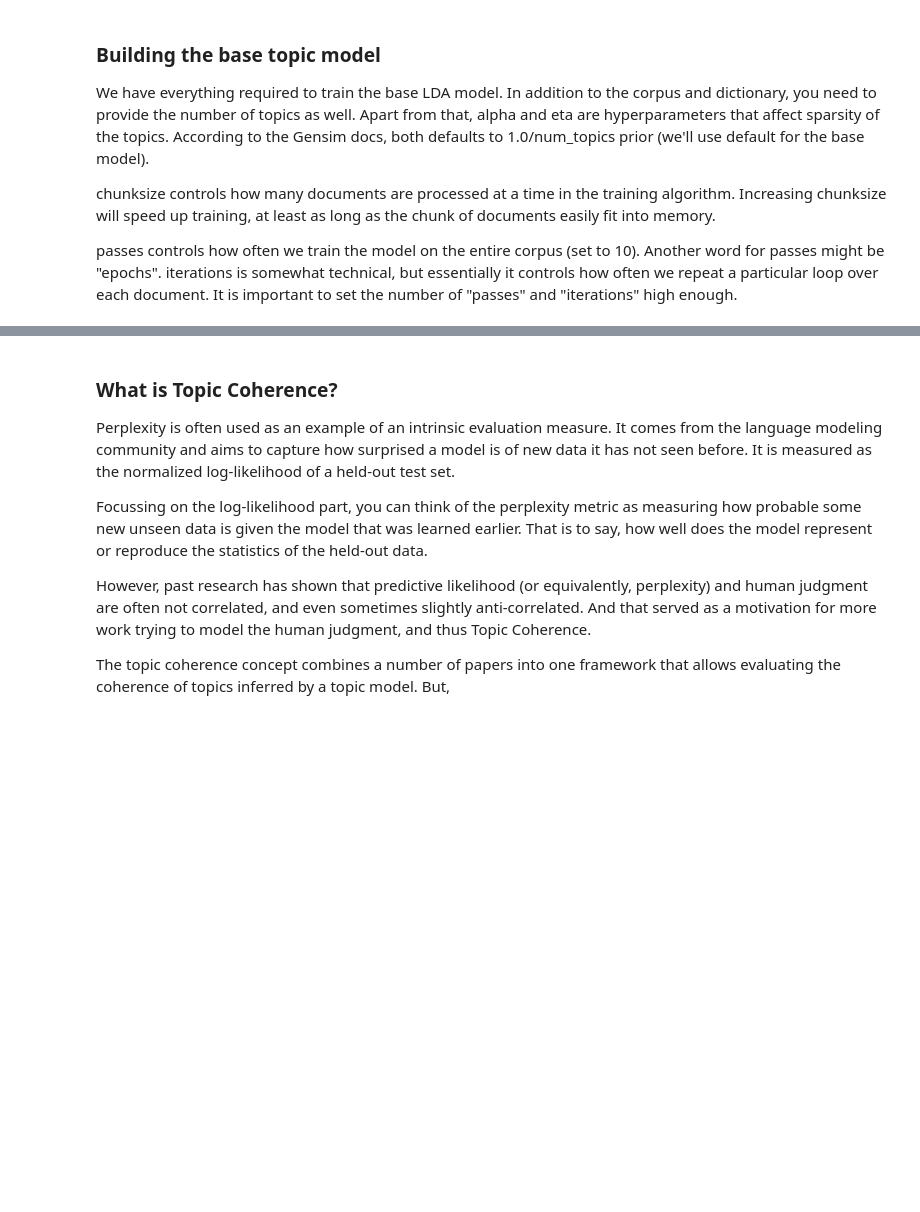
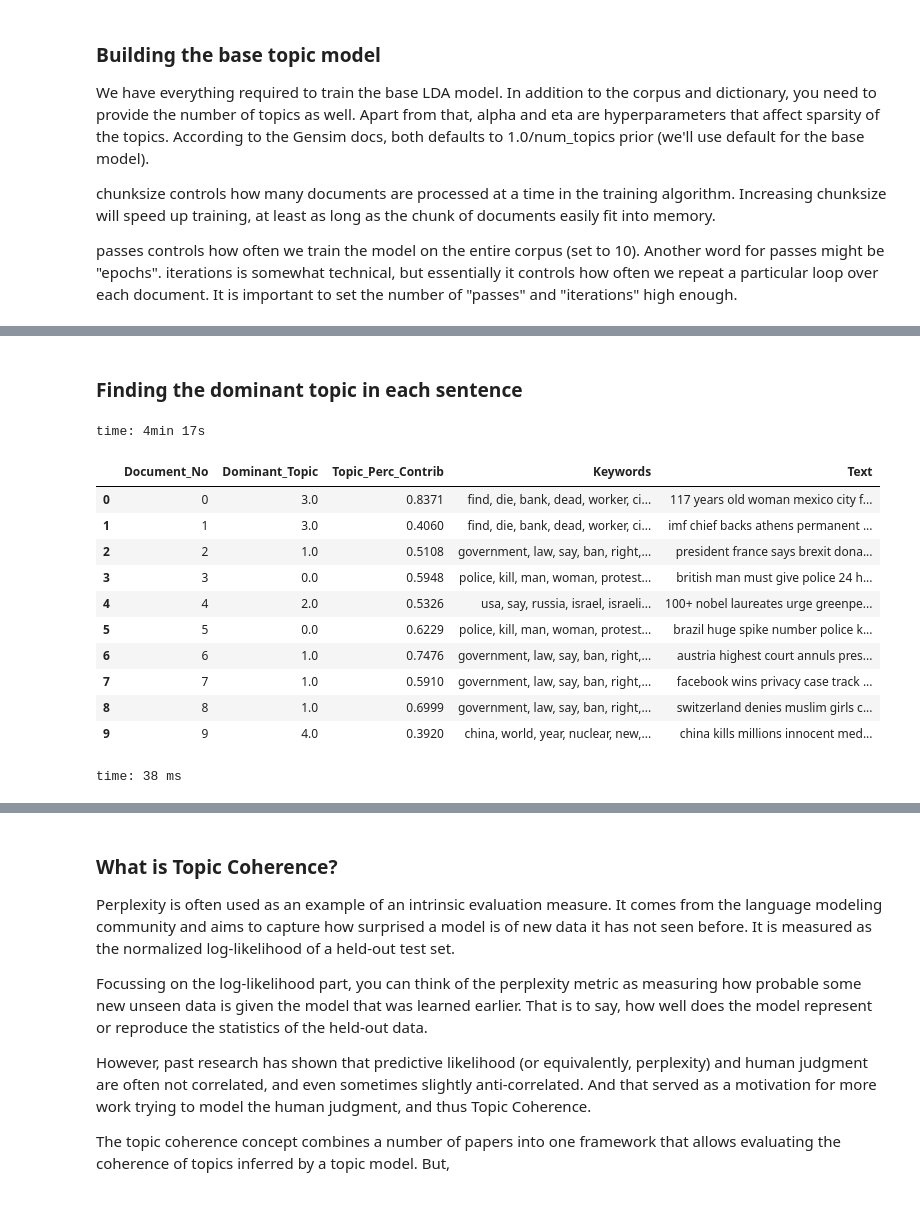
Before and after one commit to jjiguaran/text_mining, a Jupyter notebook: individual_versions/Ed/Introduction to Topic Modeling.ipynb, the cells around one changed output, grey strips where cells are left out. Cells and saved outputs as stored; diff of their text form; code cells hidden in the pictures; blank space fills up the shorter version.

Commit message:
add topic

```diff
--- a/individual_versions/Ed/Introduction to Topic Modeling.ipynb
+++ b/individual_versions/Ed/Introduction to Topic Modeling.ipynb
@@ -361,9 +420,10 @@ lda_model = gensim.models.LdaMulticore(corpus=corpus,
                                        id2word=id2word,
                                        num_topics=NUM_TOPICS,
                                        random_state=100,
-                                       chunksize=1000,
-                                       passes=10,
-                                       per_word_topics=True)
+                                       chunksize=2000,
+                                       passes=15,
+                                       per_word_topics=True,
+                                      workers = 4)
 
 lda_model.save('model5.gensim')
 # %% [output]
@@ -396,0 +457,49 @@ time: 107 ms
+# %% [markdown]
+###  Finding the dominant topic in each sentence
+# %%
+def format_topics_sentences(ldamodel=lda_model, corpus=corpus, texts=data):
+    # Init output
+    sent_topics_df = pd.DataFrame()
+
+    # Get main topic in each document
+    for i, row in enumerate(ldamodel[corpus]):
+        row = sorted(row[0], key=lambda x: (x[1]), reverse=True)
+        # Get the Dominant topic, Perc Contribution and Keywords for each document
+        for j, (topic_num, prop_topic) in enumerate(row):
+            if j == 0:  # => dominant topic
+                wp = ldamodel.show_topic(topic_num)
+                topic_keywords = ", ".join([word for word, prop in wp])
+                sent_topics_df = sent_topics_df.append(pd.Series([int(topic_num), round(prop_topic,4), topic_keywords]), ignore_index=True)
+            else:
+                break
+    sent_topics_df.columns = ['Dominant_Topic', 'Perc_Contribution', 'Topic_Keywords']
+
+    # Add original text to the end of the output
+    contents = pd.Series(texts)
+    sent_topics_df = pd.concat([sent_topics_df, contents], axis=1)
+    return(sent_topics_df)
+
+
+df_topic_sents_keywords = format_topics_sentences(ldamodel=lda_model, corpus=corpus, texts=data)
+# %% [output]
+time: 4min 17s
+# %%
+# Format
+df_dominant_topic = df_topic_sents_keywords.reset_index()
+df_dominant_topic.columns = ['Document_No', 'Dominant_Topic', 'Topic_Perc_Contrib', 'Keywords', 'Text']
+
+# Show
+df_dominant_topic.head(10)
+# %% [output]
+|  | Document_No | Dominant_Topic | Topic_Perc_Contrib | Keywords | Text |
+| 0 | 0 | 3.0 | 0.8371 | find, die, bank, dead, worker, ci... | 117 years old woman mexico city f... |
+| 1 | 1 | 3.0 | 0.4060 | find, die, bank, dead, worker, ci... | imf chief backs athens permanent ... |
+| 2 | 2 | 1.0 | 0.5108 | government, law, say, ban, right,... | president france says brexit dona... |
+| 3 | 3 | 0.0 | 0.5948 | police, kill, man, woman, protest... | british man must give police 24 h... |
+| 4 | 4 | 2.0 | 0.5326 | usa, say, russia, israel, israeli... | 100+ nobel laureates urge greenpe... |
+| 5 | 5 | 0.0 | 0.6229 | police, kill, man, woman, protest... | brazil huge spike number police k... |
+| 6 | 6 | 1.0 | 0.7476 | government, law, say, ban, right,... | austria highest court annuls pres... |
+| 7 | 7 | 1.0 | 0.5910 | government, law, say, ban, right,... | facebook wins privacy case track ... |
+| 8 | 8 | 1.0 | 0.6999 | government, law, say, ban, right,... | switzerland denies muslim girls c... |
+| 9 | 9 | 4.0 | 0.3920 | china, world, year, nuclear, new,... | china kills millions innocent med... |
+time: 38 ms
```
Also changed, not shown: parts of 30 cells of this notebook, 11 other files.
